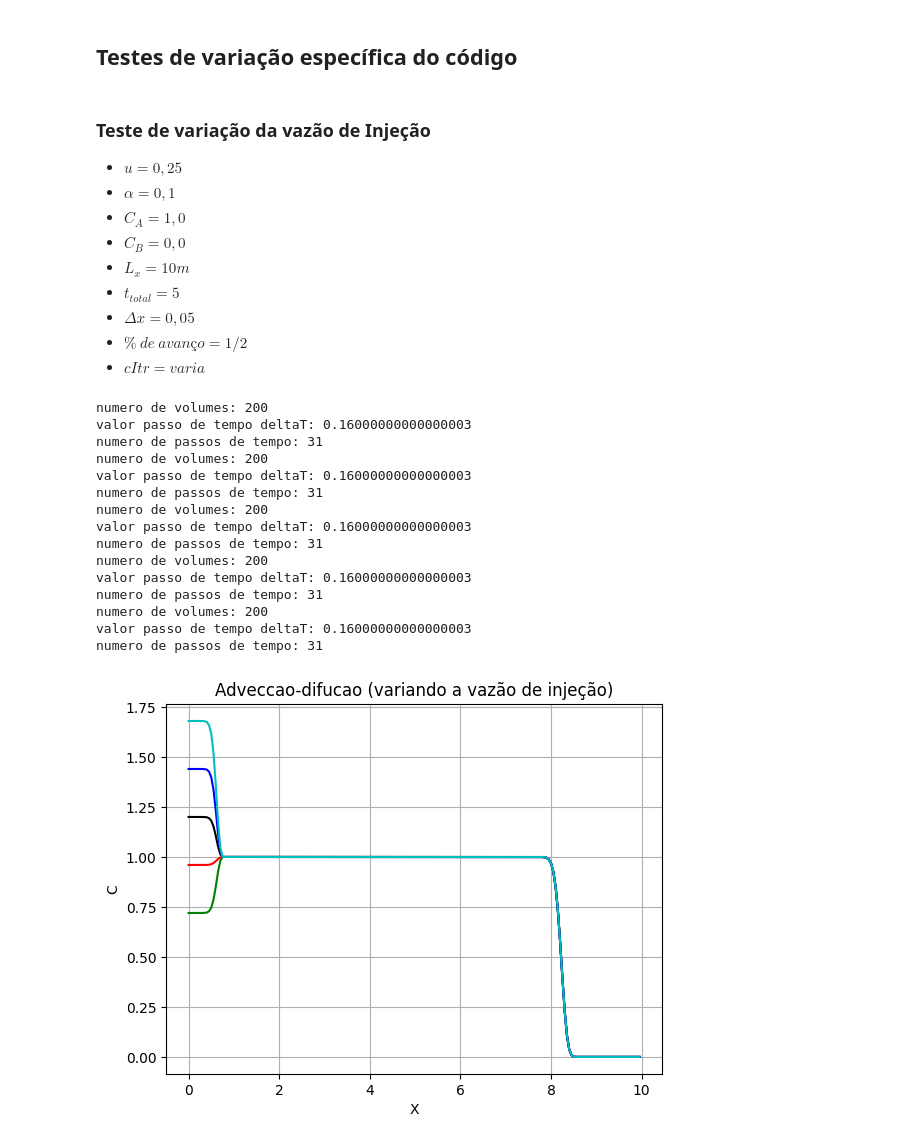
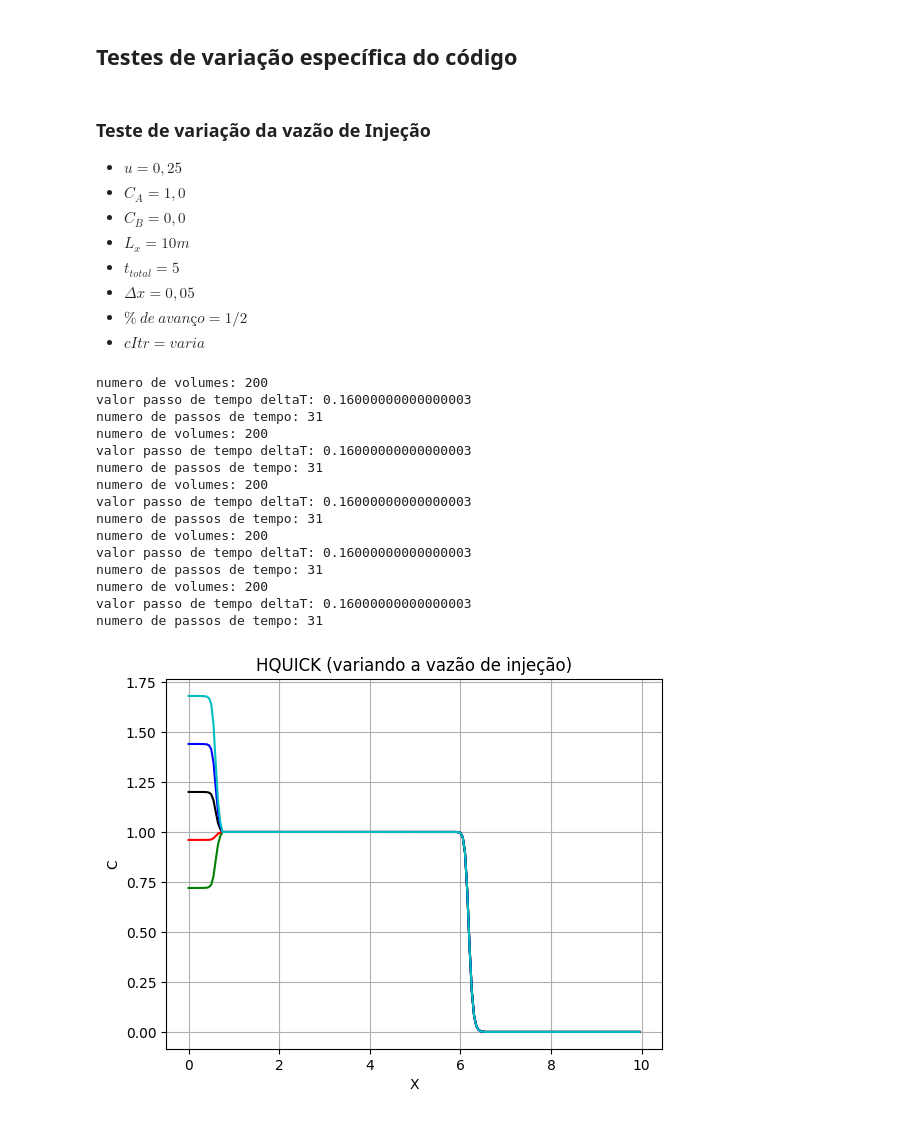
Before and after one commit to harduim300/ContinuaMetodosEQD2, a Jupyter notebook: MatheusHarduimMED2Trab3e4.ipynb, the cells around one changed output. Cells and saved outputs as stored; diff of their text form; code cells hidden in the pictures.

```diff
--- a/MatheusHarduimMED2Trab3e4.ipynb
+++ b/MatheusHarduimMED2Trab3e4.ipynb
@@ -872,7 +1493,7 @@ u = 0.25
 alpha = 0.1
 ca = 1.0
 cb = 0.0
-lXs = 10.0
+lX = 10.0
 tTotal = 5
 deltXs = 0.05*np.array([0.6,0.8,1.0,1.2,1.4])
 porcAvan = 1/2
@@ -933,7 +1553,7 @@ u = 0.25
 alpha = 0.1
 ca = 1.0
 cb = 0.0
-lXs = 10.0
+lX = 10.0
 tTotal = 5
 deltX = 0.05
 porcAvans = 1/2*np.array([0.6,0.8,1.0,1.2,1.4])
@@ -979,7 +1599,6 @@ numero de passos de tempo: 31
 # %% [markdown]
 ### Teste de variação da vazão de Injeção
 - $u = 0,25$
-- $ \alpha = 0,1$
 - ${C}_{A} = 1,0 $
 - ${C}_{B} = 0,0 $
 - ${L}_{x} = 10m$
@@ -991,10 +1610,10 @@ numero de passos de tempo: 31
 u = 0.25
 ca = 1.0
 cb = 0.0
-lXs = 10.0
+lX = 10.0
 tTotal = 5
 deltX = 0.05
-porcAvans = 1/2
+porcAvan = 1/2
 cInjItrs = 1.2*np.array([0.6,0.8,1.0,1.2,1.4])
 # percentual de como os volumes estam preenchidos
 # %%
@@ -1022,6 +1641,7 @@ def metodoExManipulado(u,ca,cb,lX,tTotal,deltX,porcAvan, cItr):
     espaco = [0.0]
     for k in range(nx-1):
         espaco.append(espaco[k] + deltX)
+    C = u*deltT/deltX
     for i in range(n):
         qItr = []
         #-----------------
@@ -1031,15 +1651,32 @@ def metodoExManipulado(u,ca,cb,lX,tTotal,deltX,porcAvan, cItr):
         q0 = 2*cItr - qFinal[0]
         for j in range(nx):
             if j == 0:
+                if abs(qFinal[j+1] -qFinal[j]) < 10**-9:
+                    theta1_2 = 0.0
+                else:
+                    theta1_2 = ((qFinal[j] - q0)/(qFinal[j+1] -qFinal[j]))
+                psiTheta1_2 = (2*(theta1_2 + abs(theta1_2))/(3 + theta1_2))
                 qItr.append(
-                    qFinal[j] - (deltT/deltX)*
-                    (u*(qFinal[j]-q0)))
+                    qFinal[j] - C*(qFinal[j]-q0) -(C/2)*(1-C)*(psiTheta1_2*(qFinal[j+1] - qFinal[j]) -psiTheta1_2*(qFinal[j] - q0))
+                )
             elif j == nx-1:
-                qItr.append(qFinal[j] - (deltT/deltX)*
-                            (u*(qFinal[j]-qFinal[j-1])))
+                if abs(qFinal[j] -qFinal[j]) < 10**-9:
+                    theta1_2 = 0.0
+                else:
+                    theta1_2 = ((qFinal[j] - qFinal[j-1])/(qFinal[j] -qFinal[j]))
+                psiTheta1_2 = (2*(theta1_2 + abs(theta1_2))/(3 + theta1_2))
+                qItr.append(
+                    qFinal[j] - C*(qFinal[j]-qFinal[j-1]) -(C/2)*(1-C)*(psiTheta1_2*(qFinal[j] - qFinal[j]) -psiTheta1_2*(qFinal[j] - qFinal[j-1]))
+                )
             else:
-                qItr.append(qFinal[j] - (deltT/deltX)*
-                            (u*(qFinal[j]-qFinal[j-1])))
+                if abs(qFinal[j+1] -qFinal[j]) < 10**-9:
+                    theta1_2 = 0.0
+                else:
+                    theta1_2 = ((qFinal[j] - qFinal[j-1])/(qFinal[j+1] -qFinal[j]))
+                psiTheta1_2 = (2*(theta1_2 + abs(theta1_2))/(3 + theta1_2))
+                qItr.append(
+                    qFinal[j] - C*(qFinal[j]-qFinal[j-1]) -(C/2)*(1-C)*(psiTheta1_2*(qFinal[j+1] - qFinal[j]) -psiTheta1_2*(qFinal[j] - qFinal[j-1]))
+                )
         qFinal = qItr
     return espaco, qFinal
 # %%
@@ -1049,35 +1686,35 @@ for cInjItr in cInjItrs:
     x, Qs = metodoExManipulado(u,ca,cb,lX,tTotal,deltX,porcAvan, cInjItr)
     xItr = x
     QsItr.append(Qs)
 
 i = 0
 plt.figure()
 colors = ['g','r','k','b','c']
-plt.title(f'van Leer (variando a vazão de injeção)')
+plt.title(f'HQUICK (variando a vazão de injeção)')
 for cInjItr in cInjItrs:
     plt.plot(xItr,QsItr[i], color = colors[i])
     i+=1
 plt.xlabel('X')
 plt.ylabel('C')
 plt.grid()
 plt.show()
 # %% [output]
 numero de volumes: 200
 valor passo de tempo deltaT: 0.16000000000000003
 numero de passos de tempo: 31
 numero de volumes: 200
 valor passo de tempo deltaT: 0.16000000000000003
 numero de passos de tempo: 31
 numero de volumes: 200
 valor passo de tempo deltaT: 0.16000000000000003
 numero de passos de tempo: 31
 numero de volumes: 200
 valor passo de tempo deltaT: 0.16000000000000003
 numero de passos de tempo: 31
 numero de volumes: 200
 valor passo de tempo deltaT: 0.16000000000000003
 numero de passos de tempo: 31
-[figure, old version]
+[figure, new version]
 # %% [markdown]
 ### Teste de variação de deltaT forçados
 - $u = 0,25$
```
Also changed, not shown: parts of 151 cells of this notebook.
